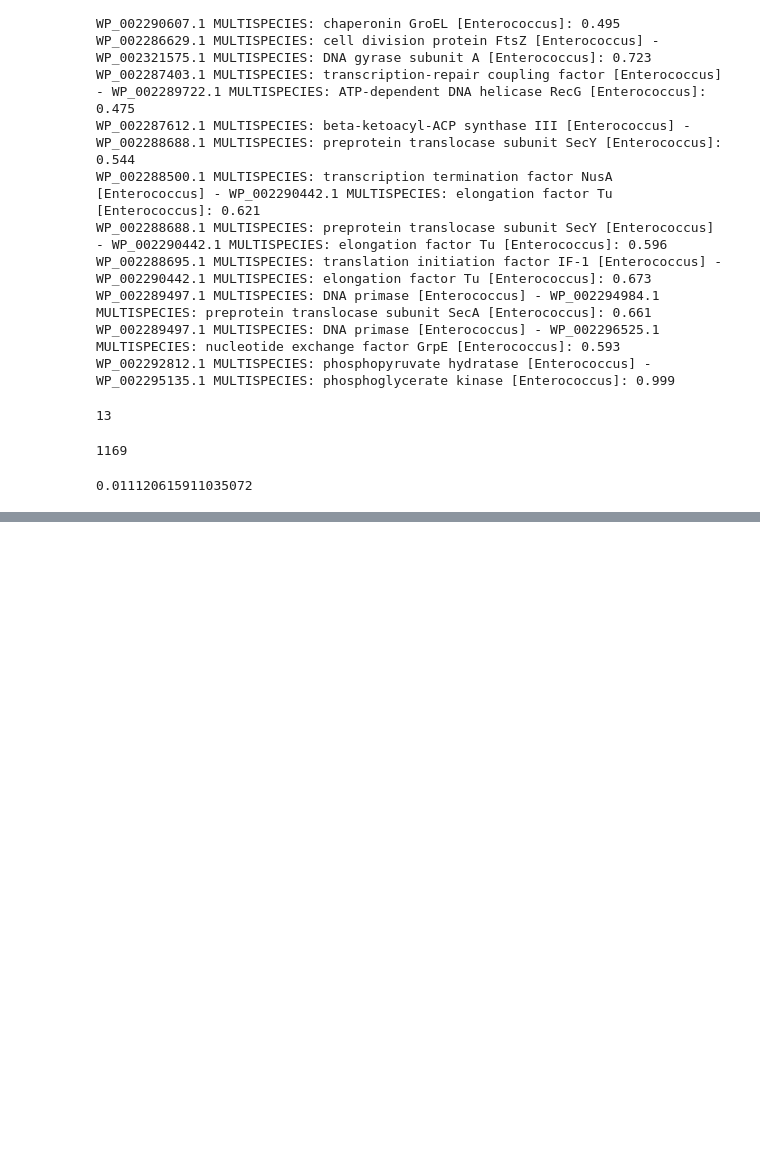
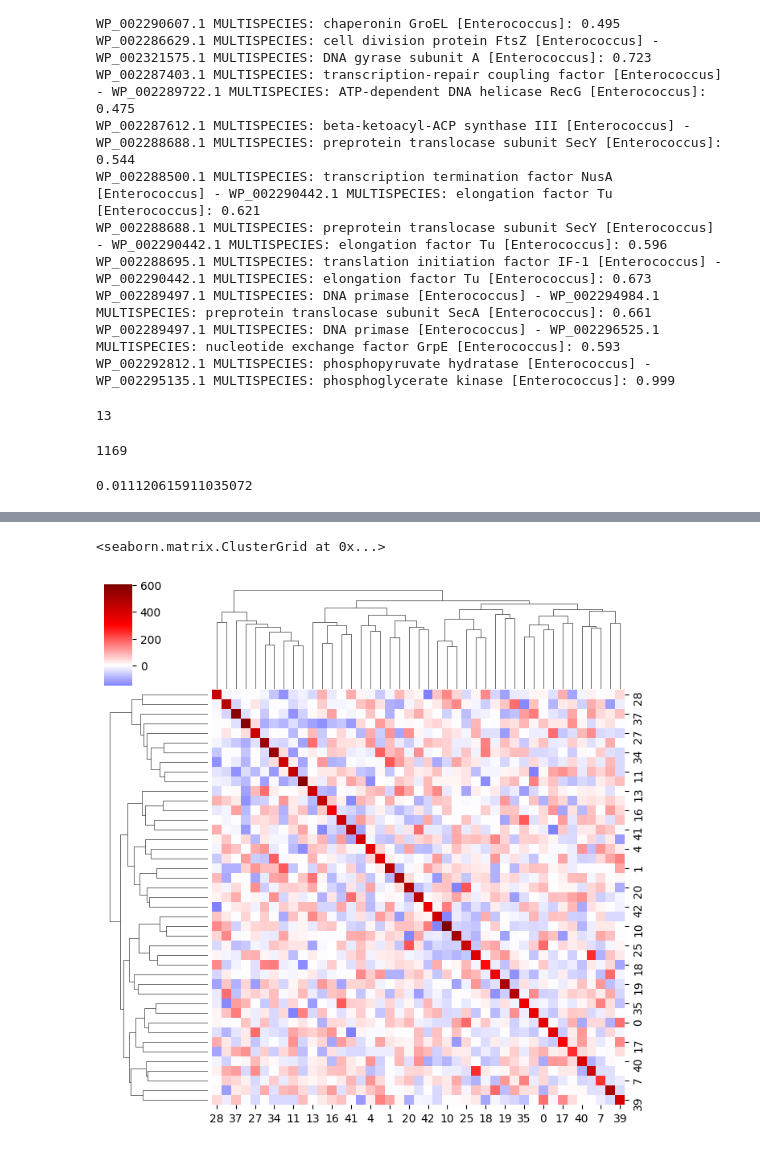
Before and after one commit to leuschjanphilipp/BacDrop-ggi, a Jupyter notebook: notebooks/01b_sgl_kp.ipynb, the cells around one changed output, grey strips where cells are left out. Drawn from its saved outputs; the diff is of its cells as text; code cells hidden in the pictures; blank space fills up the shorter version.

```diff
--- a/notebooks/01b_sgl_kp.ipynb
+++ b/notebooks/01b_sgl_kp.ipynb
@@ -533,0 +571,4 @@ num_reported_interactions / non_zero_entries
+# %%
+kp_rrna_gc1_lc = gg_lasso_network_analysis(N=kp_rrna_gc1.shape[0], estimate=kp_est_rrna_gc1)
+kp_rrna_gc1_lc.create_problem(S_col="R", latent=False)
+kp_rrna_gc1_lc.model_selection(lambda1_range=np.logspace(0, -6, 100), gamma=0.1)
@@ -533,0 +593,2 @@ num_reported_interactions / non_zero_entries
+# %%
+kp_sol_gc1_rrna = kp_rrna_gc1_lc.P.solution.precision_
@@ -533,0 +599,5 @@ num_reported_interactions / non_zero_entries
+# %%
+sns.clustermap(kp_sol_gc1_rrna, cmap="seismic", col_linkage=kp_rrna_gc1_link, row_linkage=kp_rrna_gc1_link, figsize=(7, 7), center=0)
+# %% [output]
+<seaborn.matrix.ClusterGrid at 0x...>
+[figure, added]
```
Also changed, not shown: parts of 19 cells of this notebook, 3 other files.
